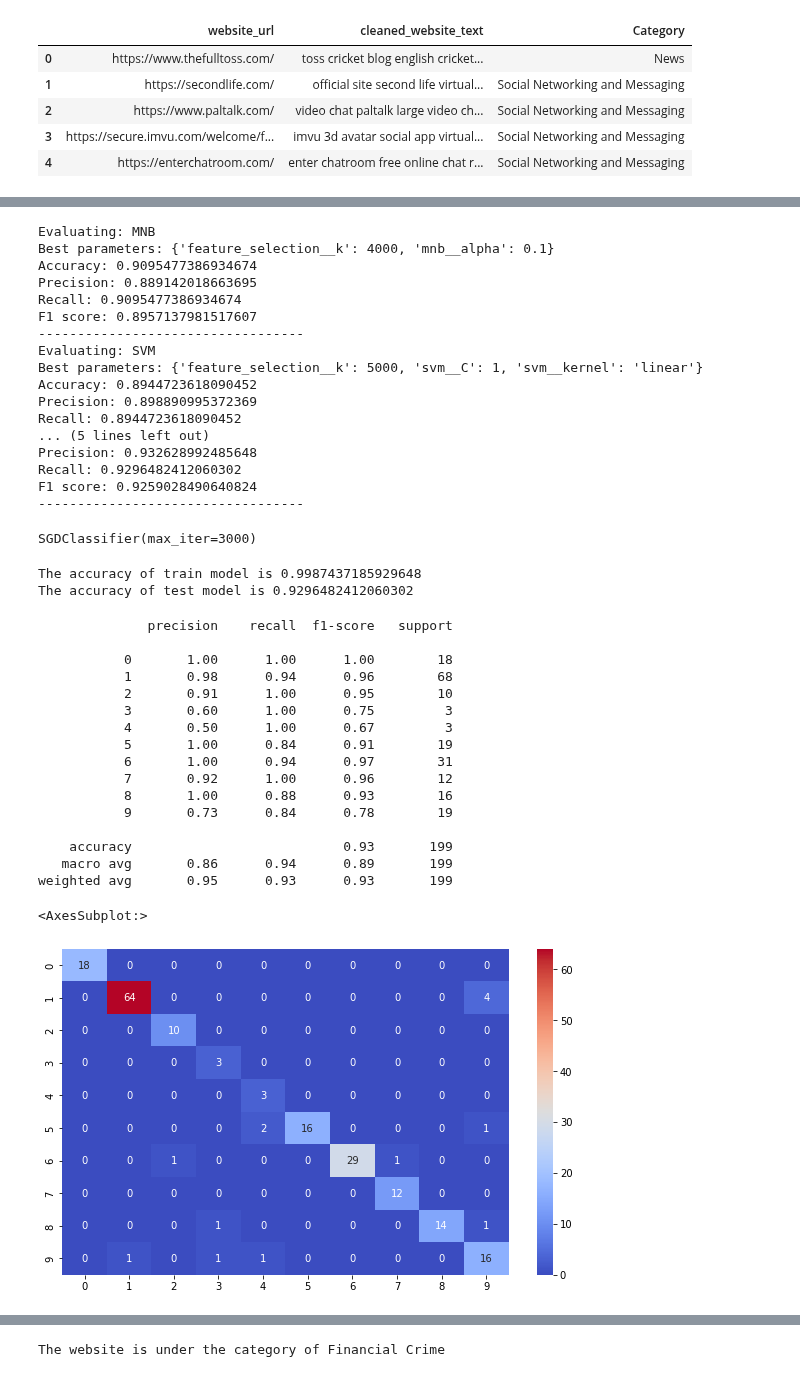
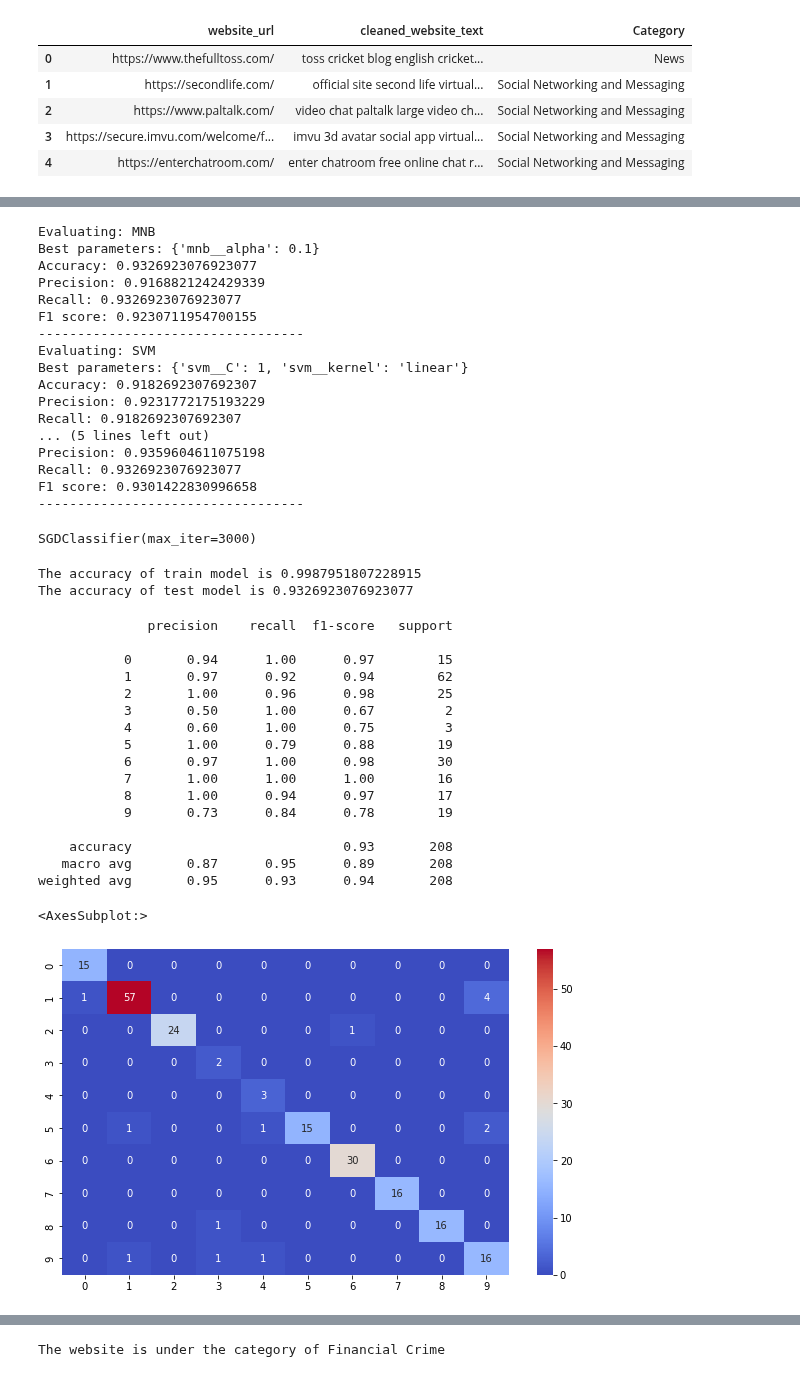
Before and after one commit to Shreyas-hacker/Webpages, a Jupyter notebook: model_MNB/SImple.ipynb, the cells around one changed output, grey strips where cells are left out. Drawn from its saved outputs; the diff is of its cells as text; code cells hidden in the pictures.

Commit message:
new model

```diff
--- a/model_MNB/SImple.ipynb
+++ b/model_MNB/SImple.ipynb
@@ -179,13 +179,13 @@ for model_name, model_data in models.items():
 
     # Create a pipeline with a TF-IDF vectorizer and the current model
     pipeline = Pipeline([
-        ("feature_selection", SelectKBest(score_func=chi2)),
+        # ("feature_selection", SelectKBest(score_func=chi2)),
         (model_name.lower(), model_data['model'])
     ])
 
     # Define the hyperparameters for the current model
     parameters = {
-        'feature_selection__k':[1000, 2000, 3000, 4000, 5000],
+        # 'feature_selection__k':[1000, 2000, 3000, 4000, 5000],
         **model_data['params']
     }
 
@@ -214,20 +214,20 @@ for model_name, model_data in models.items():
     print("----------------------------------")
 # %% [output]
 Evaluating: MNB
-Best parameters: {'feature_selection__k': 4000, 'mnb__alpha': 0.1}
-Accuracy: 0.9095477386934674
-Precision: 0.889142018663695
-Recall: 0.9095477386934674
-F1 score: 0.8957137981517607
+Best parameters: {'mnb__alpha': 0.1}
+Accuracy: 0.9326923076923077
+Precision: 0.9168821242429339
+Recall: 0.9326923076923077
+F1 score: 0.9230711954700155
 ----------------------------------
 Evaluating: SVM
-Best parameters: {'feature_selection__k': 5000, 'svm__C': 1, 'svm__kernel': 'linear'}
-Accuracy: 0.8944723618090452
-Precision: 0.898890995372369
-Recall: 0.8944723618090452
+Best parameters: {'svm__C': 1, 'svm__kernel': 'linear'}
+Accuracy: 0.9182692307692307
+Precision: 0.9231772175193229
+Recall: 0.9182692307692307
 ... (5 lines left out)
-Precision: 0.932628992485648
-Recall: 0.9296482412060302
-F1 score: 0.9259028490640824
+Precision: 0.9359604611075198
+Recall: 0.9326923076923077
+F1 score: 0.9301422830996658
 ----------------------------------
 # %%
@@ -241,44 +241,44 @@ X_test_selected = chi2_selector.transform(tf_id_test)
 # model = MultinomialNB(alpha=0.1)
 # model = SVC(C=10, kernel='linear')
 model = SGDClassifier(alpha=0.0001,max_iter=3000, penalty='l2')
-model.fit(X_train_selected,y_train)
+model.fit(tf_id_train,y_train)
 # %% [output]
 SGDClassifier(max_iter=3000)
 # %%
 import sklearn.metrics as sm
 
-y_pred = model.predict(X_test_selected)
-print(f'The accuracy of train model is {sm.accuracy_score(y_train,model.predict(X_train_selected))}')
+y_pred = model.predict(tf_id_test)
+print(f'The accuracy of train model is {sm.accuracy_score(y_train,model.predict(tf_id_train))}')
 print(f'The accuracy of test model is {sm.accuracy_score(y_test,y_pred)}')
 # %% [output]
-The accuracy of train model is 0.9987437185929648
-The accuracy of test model is 0.9296482412060302
+The accuracy of train model is 0.9987951807228915
+The accuracy of test model is 0.9326923076923077
 # %%
 import seaborn as sns
 from sklearn.metrics import confusion_matrix,classification_report
 
 plt.figure(figsize=(10,6))
-predictions = model.predict(X_test_selected)
+predictions = model.predict(tf_id_test)
 print(classification_report(predictions,y_test))
 sns.heatmap(confusion_matrix(predictions,y_test),cmap='coolwarm',annot=True)
 # %% [output]
               precision    recall  f1-score   support
 
-           0       1.00      1.00      1.00        18
-           1       0.98      0.94      0.96        68
-           2       0.91      1.00      0.95        10
-           3       0.60      1.00      0.75         3
-           4       0.50      1.00      0.67         3
-           5       1.00      0.84      0.91        19
-           6       1.00      0.94      0.97        31
-           7       0.92      1.00      0.96        12
-           8       1.00      0.88      0.93        16
+           0       0.94      1.00      0.97        15
+           1       0.97      0.92      0.94        62
+           2       1.00      0.96      0.98        25
+           3       0.50      1.00      0.67         2
+           4       0.60      1.00      0.75         3
+           5       1.00      0.79      0.88        19
+           6       0.97      1.00      0.98        30
+           7       1.00      1.00      1.00        16
+           8       1.00      0.94      0.97        17
            9       0.73      0.84      0.78        19
 
-    accuracy                           0.93       199
-   macro avg       0.86      0.94      0.89       199
-weighted avg       0.95      0.93      0.93       199
+    accuracy                           0.93       208
+   macro avg       0.87      0.95      0.89       208
+weighted avg       0.95      0.93      0.94       208
 <AxesSubplot:>
-[figure, old version]
+[figure, new version]
 # %%
 pd.set_option('display.max_rows', None)
```
Also changed, not shown: parts of 7 cells of this notebook, 3 other files.
